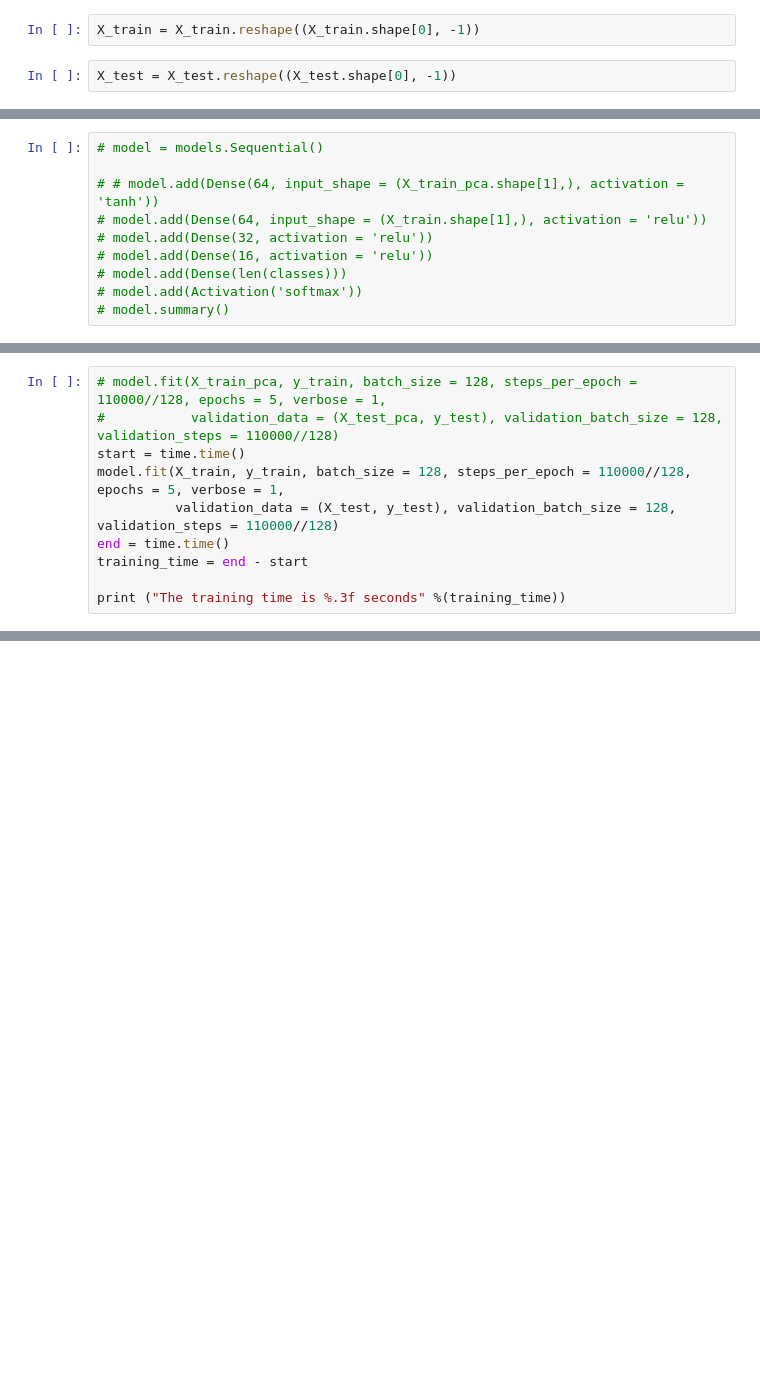
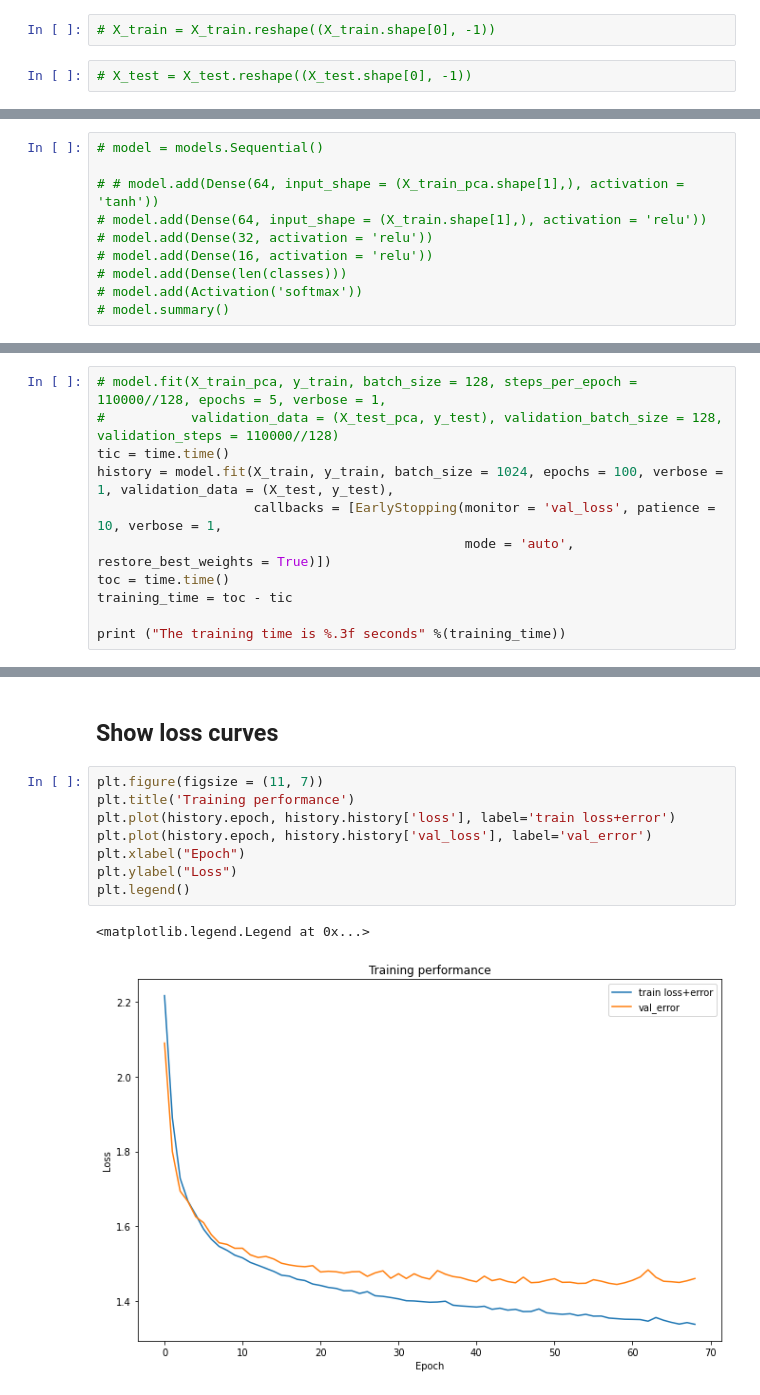
Before and after one commit to zhaoshengEE/Modulation_Classification, a Jupyter notebook: ANN.ipynb, the cells around one changed output, grey strips where cells are left out. Cells and saved outputs as stored; diff of their text form; blank space fills up the shorter version.

```diff
--- a/ANN.ipynb
+++ b/ANN.ipynb
@@ -76,9 +74,9 @@ np.max(X_test), np.min(X_test)
 # %% [markdown]
 ## Flateen the 2D input into 1D vector
 # %%
-X_train = X_train.reshape((X_train.shape[0], -1))
+# X_train = X_train.reshape((X_train.shape[0], -1))
 # %%
-X_test = X_test.reshape((X_test.shape[0], -1))
+# X_test = X_test.reshape((X_test.shape[0], -1))
 # %% [markdown]
 ## Performing principal component analysis (PCA)
 # %%
@@ -143,11 +159,12 @@ model.compile(loss='categorical_crossentropy', optimizer='adam', metrics=['accur
 # %%
 # model.fit(X_train_pca, y_train, batch_size = 128, steps_per_epoch = 110000//128, epochs = 5, verbose = 1,
 #           validation_data = (X_test_pca, y_test), validation_batch_size = 128, validation_steps = 110000//128)
-start = time.time()
-model.fit(X_train, y_train, batch_size = 128, steps_per_epoch = 110000//128, epochs = 5, verbose = 1,
-          validation_data = (X_test, y_test), validation_batch_size = 128, validation_steps = 110000//128)
-end = time.time()
-training_time = end - start
+tic = time.time()
+history = model.fit(X_train, y_train, batch_size = 1024, epochs = 100, verbose = 1, validation_data = (X_test, y_test),
+                    callbacks = [EarlyStopping(monitor = 'val_loss', patience = 10, verbose = 1,
+                                               mode = 'auto', restore_best_weights = True)])
+toc = time.time()
+training_time = toc - tic
 
 print ("The training time is %.3f seconds" %(training_time))
 # %% [output]
@@ -173,0 +222,13 @@ Test accuracy: 0.3544090986251831
+# %% [markdown]
+## Show loss curves
+# %%
+plt.figure(figsize = (11, 7))
+plt.title('Training performance')
+plt.plot(history.epoch, history.history['loss'], label='train loss+error')
+plt.plot(history.epoch, history.history['val_loss'], label='val_error')
+plt.xlabel("Epoch")
+plt.ylabel("Loss")
+plt.legend()
+# %% [output]
+<matplotlib.legend.Legend at 0x...>
+[figure, added]
```
Also changed, not shown: parts of 18 cells of this notebook.
